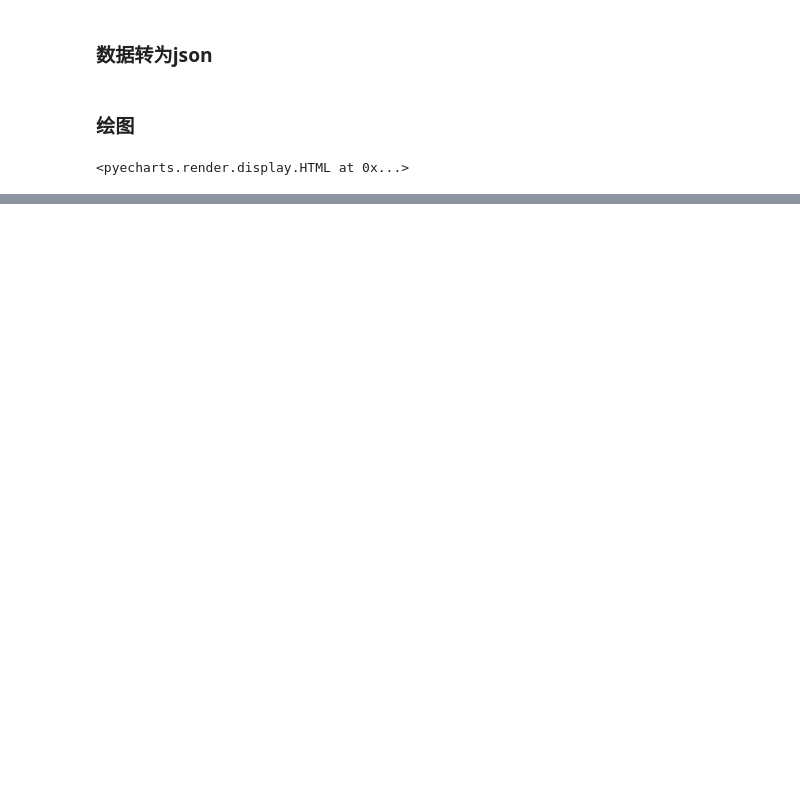
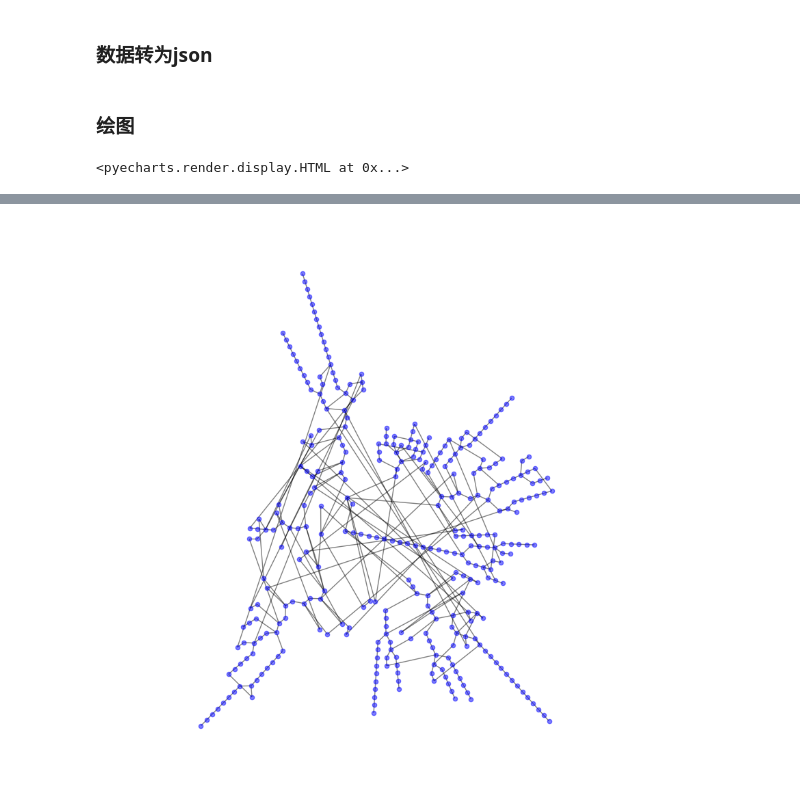
Before and after one commit to Kofi-W/net_charts, a Jupyter notebook: subway/charts_data.ipynb, the cells around one changed output, grey strips where cells are left out. Saved outputs shown, nothing was run; the diff lists cells and outputs as text; code cells hidden in the pictures; blank space fills up the shorter version.

```diff
--- a/subway/charts_data.ipynb
+++ b/subway/charts_data.ipynb
@@ -308,18 +774,26 @@ with open(f'../data/subway/city_line_data.json', 'w', encoding='utf-8') as f:
     json.dump(city_line_data, f, ensure_ascii=False, indent=4)
 # %%
 # 线路间换乘关系连边数据
-city_list = df_index['城市'].unique().tolist()
-city_line_links = []
-for city_name in city_list:
-    df_city = df_row[df_row['city_name'] == city_name]
-    line_count = df_city['line_name'].nunique()
-    if line_count > 1:
-        line_links = get_line_links(df_city)
-        city_dict = {
-            'city_name': city_name,
-            'line_links': line_links
-        }
-        city_line_links.append(city_dict)
+def get_all_city_line_links(df_row):
+    city_id_list = df_row['city_id'].unique().tolist()
+    city_line_links = {}
+    for city_id in city_id_list:
+        city_name = df_row[df_row['city_id'] == city_id]['city_name'].values[0]
+        city_pinyin = df_row[df_row['city_id'] == city_id]['city_pinyin'].values[0]
+        df_city = df_row[df_row['city_id'] == city_id]
+        line_count = df_city['line_name'].nunique()
+        if line_count > 1:
+            line_links = get_line_links(df_city)
+            city_dict = {
+                'city_name': city_name,
+                'city_id': str(city_id),
+                'city_pinyin': city_pinyin,
+                'line_links': line_links
+            }
+            city_line_links[str(city_id)] = city_dict
+    return city_line_links
+
+city_line_links = get_all_city_line_links(df_row)
 with open(f'../data/subway/city_line_links.json', 'w', encoding='utf-8') as f:
     json.dump(city_line_links, f, ensure_ascii=False, indent=4)
 # %% [markdown]
@@ -357,0 +851,3 @@ net_graph.render_notebook()
+# %%
+city_G = NetDataGraph(df_city).generate_G()
+city_G.edges(data=True)
@@ -357,0 +862,2 @@ net_graph.render_notebook()
+# %%
+pos = nx.nx_agraph.graphviz_layout(city_G, prog="twopi", root=0, args="")
@@ -357,0 +866,7 @@ net_graph.render_notebook()
+# %%
+plt.figure(figsize=(8, 8))
+nx.draw(city_G, pos, node_size=20, alpha=0.5, node_color="blue", with_labels=False)
+plt.axis("equal")
+plt.show()
+# %% [output]
+[figure, added]
```
Also changed, not shown: parts of 45 cells of this notebook, 2 other files.
